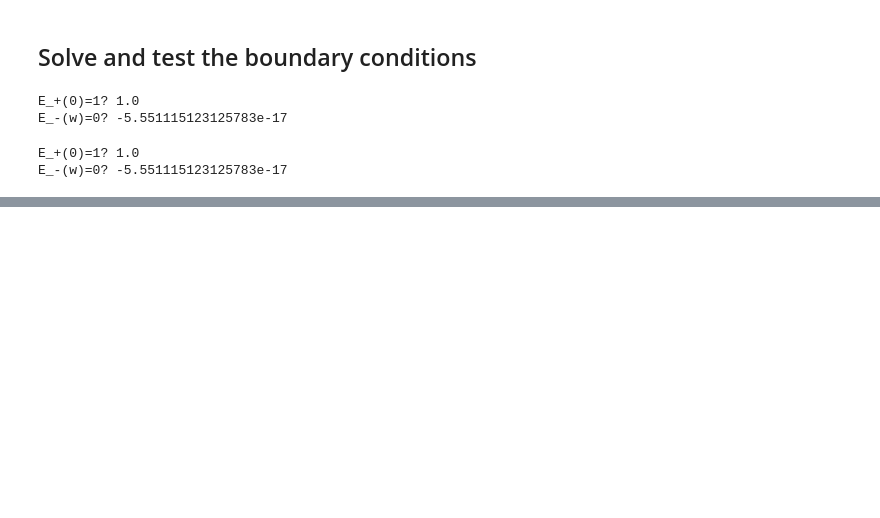
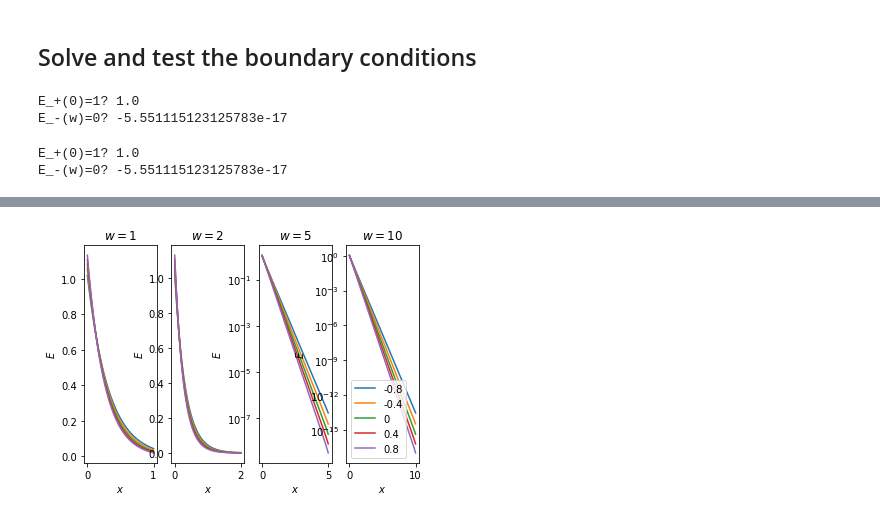
Before and after one commit to tdcwilliams/pywave, a Jupyter notebook: notebooks/energy_transport/stationary-aniso.ipynb, the cells around one changed output, grey strips where cells are left out. Drawn from its saved outputs; the diff is of its cells as text; code cells hidden in the pictures; blank space fills up the shorter version.

```diff
--- a/notebooks/energy_transport/stationary-aniso.ipynb
+++ b/notebooks/energy_transport/stationary-aniso.ipynb
@@ -290,0 +341,6 @@ fig.savefig('paper_figs/energy_w_beta.png')
+# %%
+fig = get_energy_fig(eps=3, add_asyms=False)
+# os.makedirs('paper_figs', exist_ok=True)
+# fig.savefig('paper_figs/energy_w_beta.png')
+# %% [output]
+[figure, added]
```
Also changed, not shown: parts of 31 cells of this notebook.
